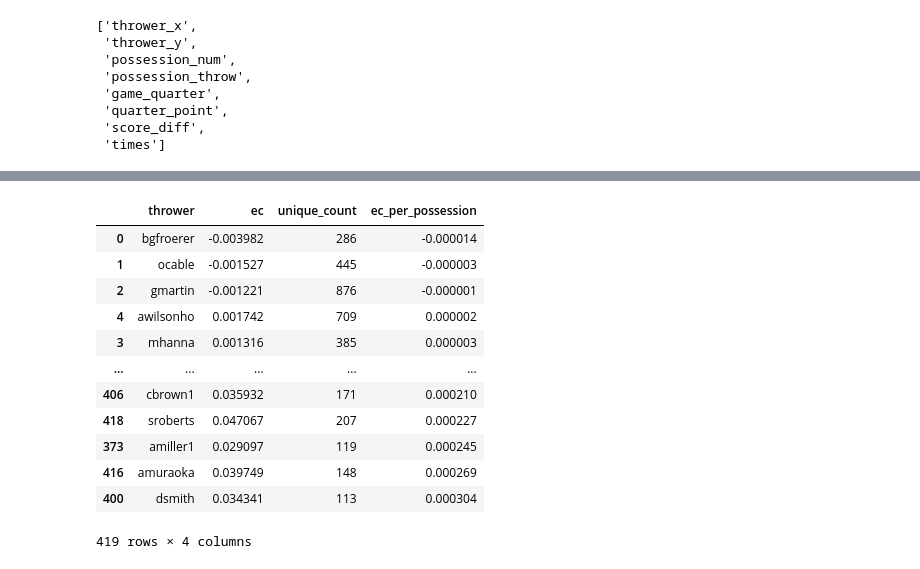
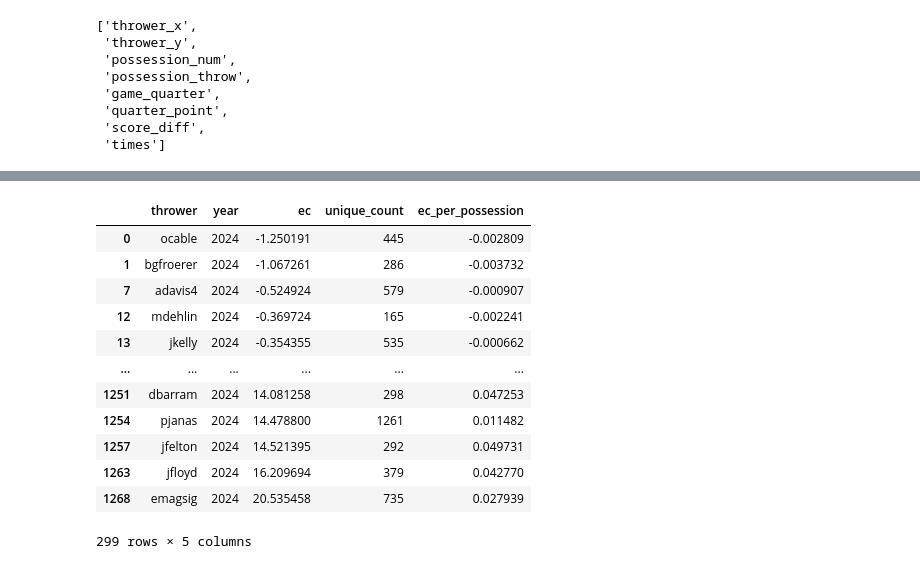
Before and after one commit to BradenEberhard/Expected-Throwing-Value, a Jupyter notebook: derived_metrics/expected_contribution.ipynb, the cells around one changed output, grey strips where cells are left out. Saved outputs shown, nothing was run; the diff lists cells and outputs as text; code cells hidden in the pictures.

```diff
--- a/derived_metrics/expected_contribution.ipynb
+++ b/derived_metrics/expected_contribution.ipynb
@@ -84,3 +63,9 @@ for player in tqdm(unique_players):
     count = get_unique_count(player)
     results.append({'thrower': player, 'unique_count': count})
 final_df = pd.DataFrame(results)
+# %%
+thrower_counts = data['thrower'].value_counts()
+valid_throwers = thrower_counts[thrower_counts > 200].index
+filtered_data = data[data['thrower'].isin(valid_throwers)]
+result = filtered_data.groupby(['thrower', 'year']).agg({'ec': 'sum'}).sort_values('ec')
+result
@@ -87,19 +87,18 @@ final_df = pd.DataFrame(results)
 # %%
-foo = pd.merge(result, final_df, how='left', on='thrower')
+foo = pd.merge(result.reset_index(), final_df, how='left', on='thrower')
 foo['ec_per_possession'] = foo.ec / foo.unique_count
+foo[foo.year == 2024].sort_values('ec')
+# %% [output]
+|  | thrower | year | ec | unique_count | ec_per_possession |
+| 0 | ocable | 2024 | -1.250191 | 445 | -0.002809 |
+| 1 | bgfroerer | 2024 | -1.067261 | 286 | -0.003732 |
+| 7 | adavis4 | 2024 | -0.524924 | 579 | -0.000907 |
+| 12 | mdehlin | 2024 | -0.369724 | 165 | -0.002241 |
+| 13 | jkelly | 2024 | -0.354355 | 535 | -0.000662 |
+| ... | ... | ... | ... | ... | ... |
+| 1251 | dbarram | 2024 | 14.081258 | 298 | 0.047253 |
+| 1254 | pjanas | 2024 | 14.478800 | 1261 | 0.011482 |
+| 1257 | jfelton | 2024 | 14.521395 | 292 | 0.049731 |
+| 1263 | jfloyd | 2024 | 16.209694 | 379 | 0.042770 |
+| 1268 | emagsig | 2024 | 20.535458 | 735 | 0.027939 |
+299 rows × 5 columns
-# %%
-foo.sort_values('ec_per_possession')
-# %% [output]
-|  | thrower | ec | unique_count | ec_per_possession |
-| 0 | bgfroerer | -0.003982 | 286 | -0.000014 |
-| 1 | ocable | -0.001527 | 445 | -0.000003 |
-| 2 | gmartin | -0.001221 | 876 | -0.000001 |
-| 4 | awilsonho | 0.001742 | 709 | 0.000002 |
-| 3 | mhanna | 0.001316 | 385 | 0.000003 |
-| ... | ... | ... | ... | ... |
-| 406 | cbrown1 | 0.035932 | 171 | 0.000210 |
-| 418 | sroberts | 0.047067 | 207 | 0.000227 |
-| 373 | amiller1 | 0.029097 | 119 | 0.000245 |
-| 416 | amuraoka | 0.039749 | 148 | 0.000269 |
-| 400 | dsmith | 0.034341 | 113 | 0.000304 |
-419 rows × 4 columns
```
Also changed, not shown: parts of 4 cells of this notebook, 8 other files.
